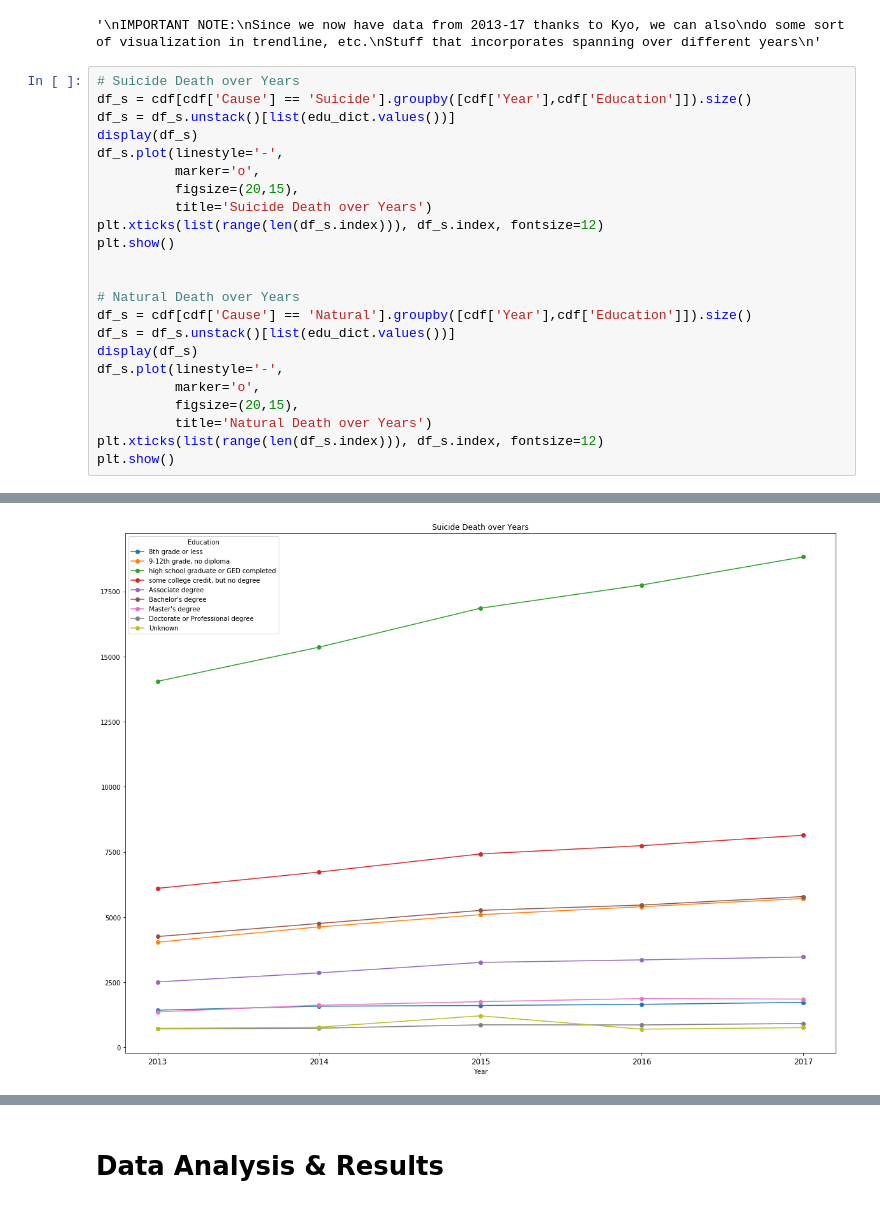
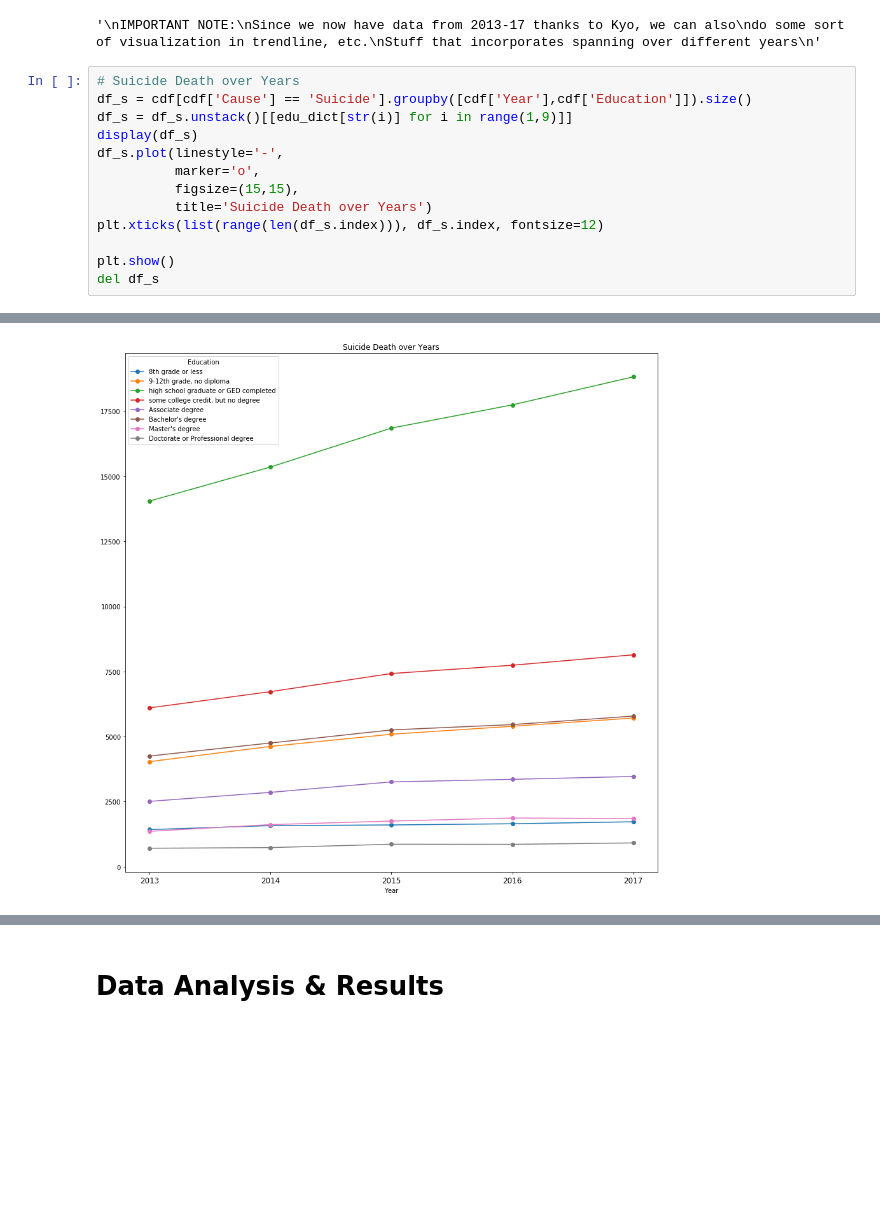
Before and after one commit to WeilunY/COGS108_Project, a Jupyter notebook: FinalProject.ipynb, the cells around one changed output, grey strips where cells are left out. Saved outputs shown, nothing was run; the diff lists cells and outputs as text; blank space fills up the shorter version.

```diff
--- a/FinalProject.ipynb
+++ b/FinalProject.ipynb
@@ -528,32 +528,22 @@ Stuff that incorporates spanning over different years
 # %%
 # Suicide Death over Years
 df_s = cdf[cdf['Cause'] == 'Suicide'].groupby([cdf['Year'],cdf['Education']]).size()
-df_s = df_s.unstack()[list(edu_dict.values())]
+df_s = df_s.unstack()[[edu_dict[str(i)] for i in range(1,9)]]
 display(df_s)
 df_s.plot(linestyle='-',
           marker='o',
-          figsize=(20,15),
+          figsize=(15,15),
           title='Suicide Death over Years')
 plt.xticks(list(range(len(df_s.index))), df_s.index, fontsize=12)
+
 plt.show()
-
-
-# Natural Death over Years
-df_s = cdf[cdf['Cause'] == 'Natural'].groupby([cdf['Year'],cdf['Education']]).size()
-df_s = df_s.unstack()[list(edu_dict.values())]
-display(df_s)
-df_s.plot(linestyle='-',
-          marker='o',
-          figsize=(20,15),
-          title='Natural Death over Years')
-plt.xticks(list(range(len(df_s.index))), df_s.index, fontsize=12)
-plt.show()
+del df_s
 # %% [output]
 | Education | 8th grade or less | 9-12th grade, no diploma | high school graduate or GED compl... | some college credit, but no degree | ... |
 | Year |  |  |  |  | ... |
 | 2013 | 1426 | 4037 | 14047 | 6103 | ... |
 | 2014 | 1579 | 4622 | 15356 | 6726 | ... |
 | 2015 | 1606 | 5091 | 16853 | 7423 | ... |
 | 2016 | 1651 | 5397 | 17745 | 7741 | ... |
 | 2017 | 1727 | 5712 | 18822 | 8142 | ... |
-[figure, old version]
+[figure, new version]
```
Also changed, not shown: parts of 5 cells of this notebook.
